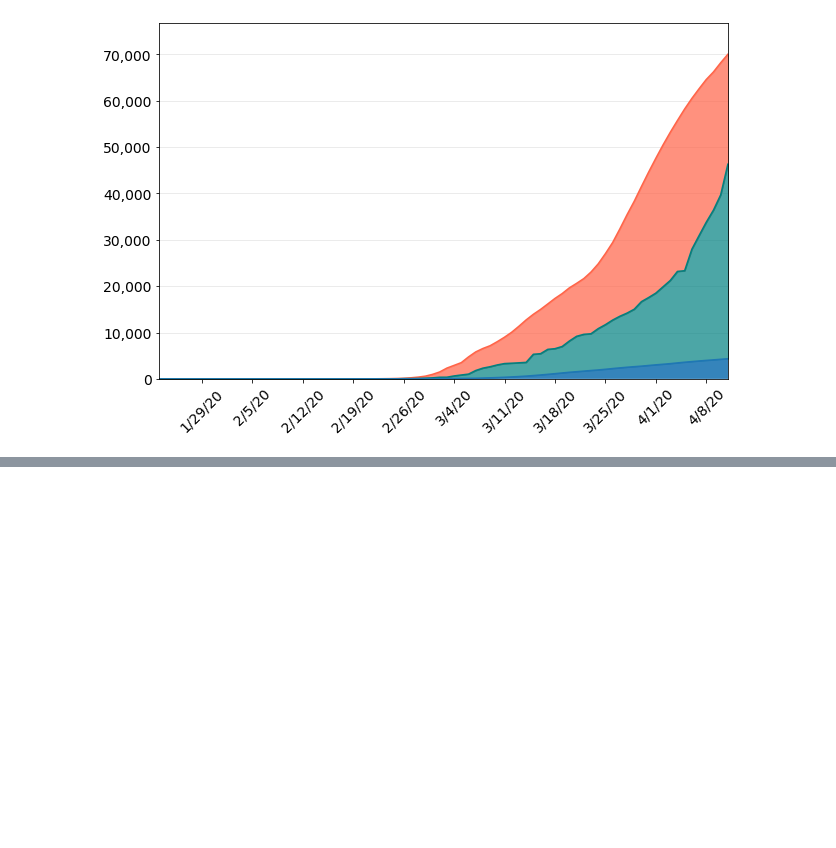
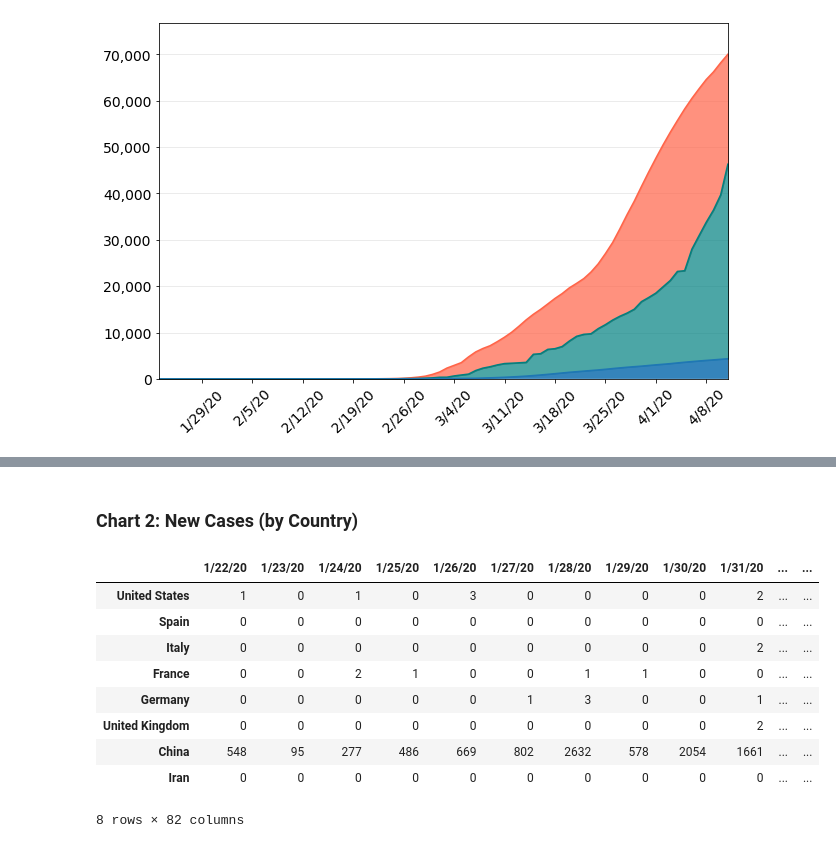
Before and after one commit to ellemonke/COVID-19, a Jupyter notebook: static/resources/charts1.ipynb, the cells around one changed output, grey strips where cells are left out. Cells and saved outputs as stored; diff of their text form; code cells hidden in the pictures; blank space fills up the shorter version.

```diff
--- a/static/resources/charts1.ipynb
+++ b/static/resources/charts1.ipynb
@@ -131 +134,32 @@ linechart_one('Global')
+# %% [markdown]
+### Chart 2: New Cases (by Country)
+# %%
+newcases_df = pd.DataFrame(columns=top_confirmed_df.columns, data=[])
+countries = top_confirmed_df.index
+
+for country in countries:
+    newcases = top_confirmed_df.loc[top_confirmed_df.index==country].values[0]
+
+    row=[]
+    for i in range(len(newcases)):
+        if (i==0):
+            row.append(newcases[0])
+        else:
+            row.append(newcases[i]-newcases[i-1])
+
+    row = pd.Series(row, index=top_confirmed_df.columns, name=country)
+    newcases_df = newcases_df.append(row)
+
+newcases_df
+# %% [output]
+|  | 1/22/20 | 1/23/20 | 1/24/20 | 1/25/20 | 1/26/20 | 1/27/20 | 1/28/20 | 1/29/20 | 1/30/20 | 1/31/20 | ... | ... |
+| United States | 1 | 0 | 1 | 0 | 3 | 0 | 0 | 0 | 0 | 2 | ... | ... |
+| Spain | 0 | 0 | 0 | 0 | 0 | 0 | 0 | 0 | 0 | 0 | ... | ... |
+| Italy | 0 | 0 | 0 | 0 | 0 | 0 | 0 | 0 | 0 | 2 | ... | ... |
+| France | 0 | 0 | 2 | 1 | 0 | 0 | 1 | 1 | 0 | 0 | ... | ... |
+| Germany | 0 | 0 | 0 | 0 | 0 | 1 | 3 | 0 | 0 | 1 | ... | ... |
+| United Kingdom | 0 | 0 | 0 | 0 | 0 | 0 | 0 | 0 | 0 | 2 | ... | ... |
+| China | 548 | 95 | 277 | 486 | 669 | 802 | 2632 | 578 | 2054 | 1661 | ... | ... |
+| Iran | 0 | 0 | 0 | 0 | 0 | 0 | 0 | 0 | 0 | 0 | ... | ... |
+8 rows × 82 columns
 # %%
```
Also changed, not shown: parts of 23 cells of this notebook, 19 other files.
